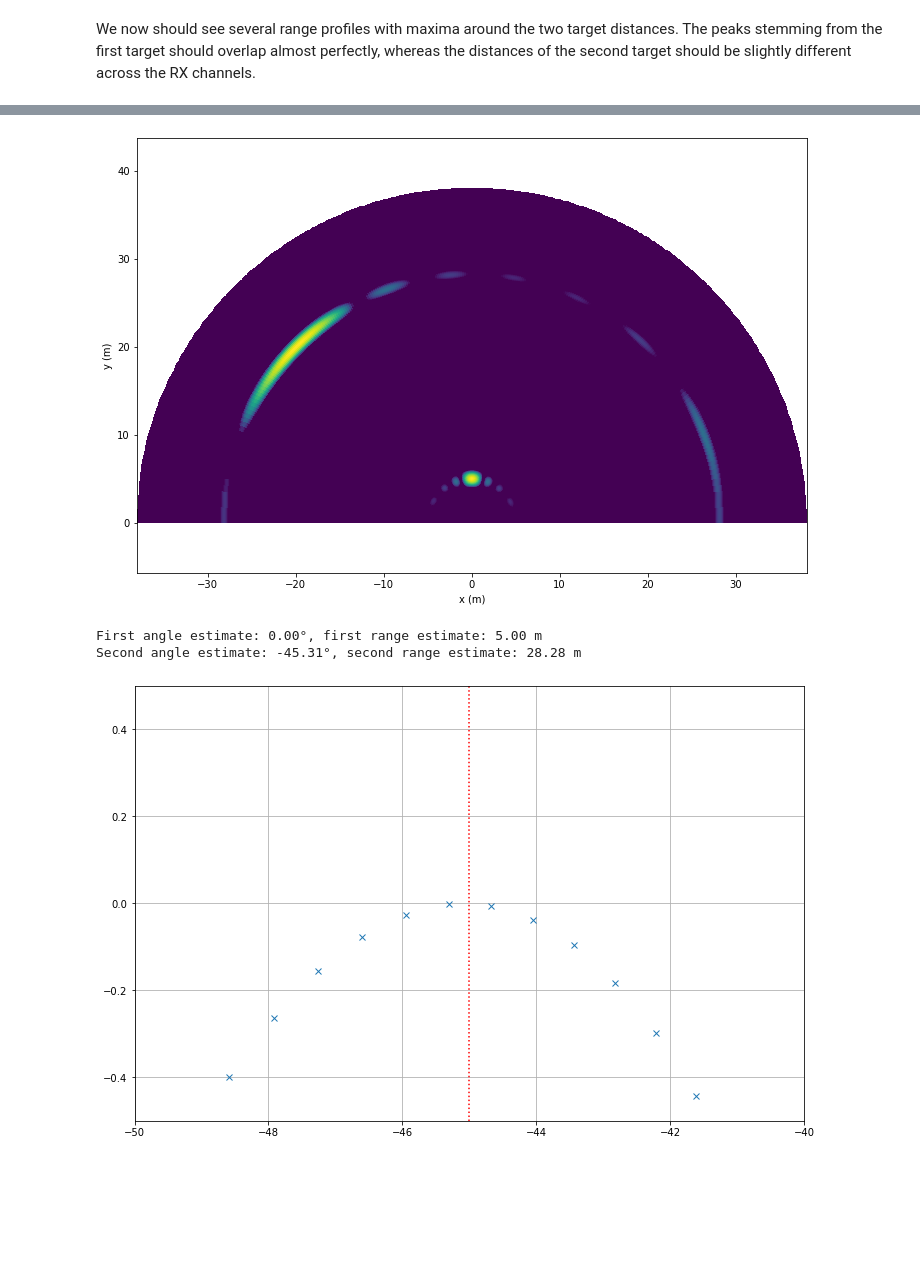
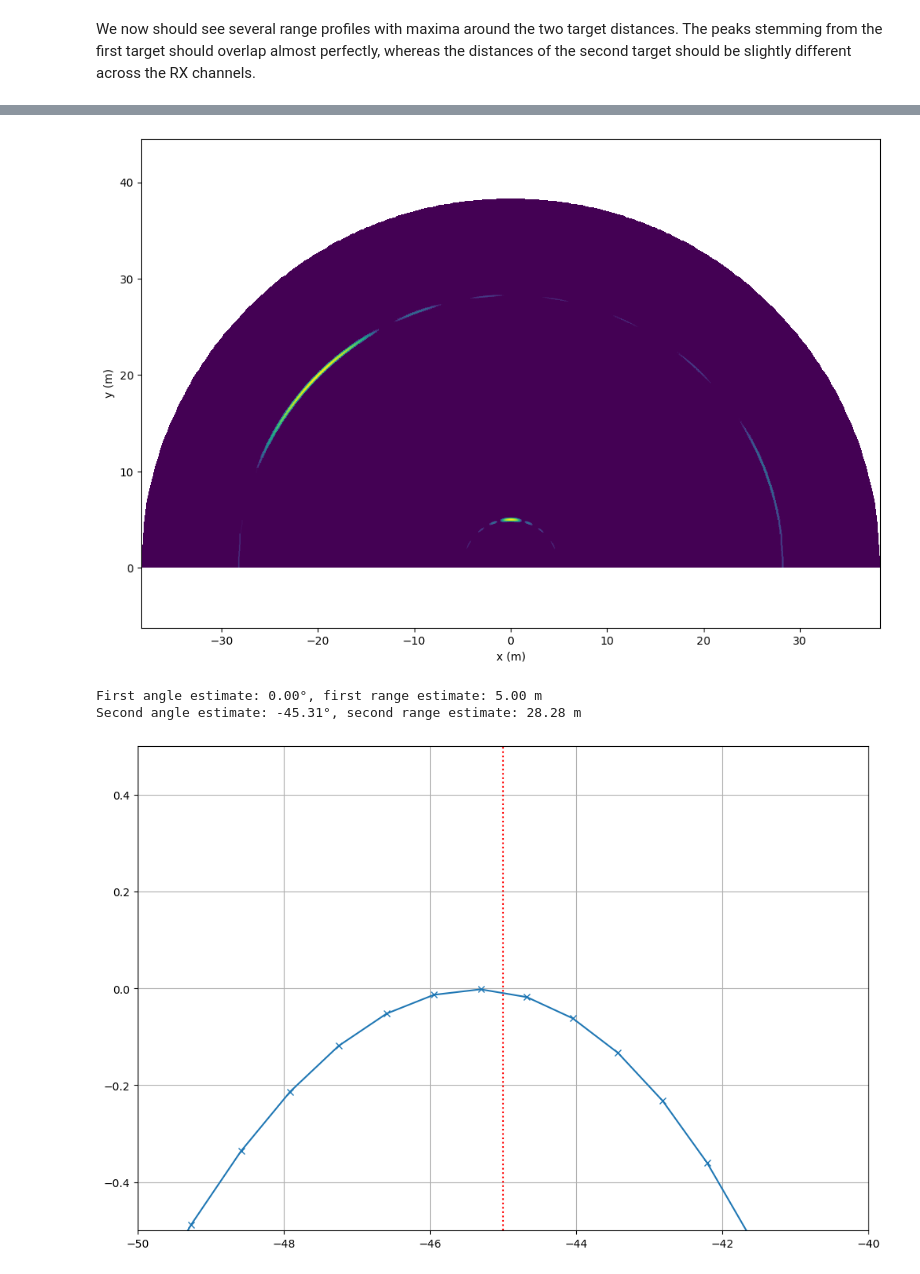
Before and after one commit to rf-eng/scikit-radar, a Jupyter notebook: docs/examples/single_static_target_DOA_ULA.ipynb, the cells around one changed output, grey strips where cells are left out. Saved outputs shown, nothing was run; the diff lists cells and outputs as text; code cells hidden in the pictures; blank space fills up the shorter version.

````diff
--- a/docs/examples/single_static_target_DOA_ULA.ipynb
+++ b/docs/examples/single_static_target_DOA_ULA.ipynb
@@ -9,9 +9,9 @@ import skradar
 # Scene Setup
 See the ```single_static_target``` example for a detailed description of the configuration of radar, target, and scene. Here we use a moderate bandwidth to allow the use of the narrowband approximation.
 # %%
-B = 250e6
+B = 1000e6
 fc = 76.5e9
-N_f = 128  # number of fast-time samples
+N_f = 512  # number of fast-time samples
 fs_f = 1e6  # fast-time sampling rate
 Ts_s = (N_f-1)/fs_f  # slow-time sampling interval
 N_s = 1  # number of slow-time samples
@@ -132,7 +132,7 @@ plt.xlabel('x (m)')
 plt.ylabel('y (m)')
 plt.axis('equal');
 # %% [output]
-[figure, old version]
+[figure, new version]
 # %%
 ang_idx1, range_idx1 = np.unravel_index(np.argmax(ra_plot), ra_plot.shape)
 print(f'First angle estimate: {180/np.pi*radar.angles[ang_idx1]:.2f}°, ' +
@@ -150,10 +150,10 @@ Second angle estimate: -45.31°, second range estimate: 28.28 m
 # %%
 plt.figure(figsize=(12,8))
 plt.clf()
-plt.plot(180/np.pi*radar.angles, 20*np.log10(np.abs(radar.ra[0,:,0, range_idx2])), 'x')
+plt.plot(180/np.pi*radar.angles, 20*np.log10(np.abs(radar.ra[0,:,0, range_idx2])), '-x')
 plt.plot(np.array([-45, -45]), np.array([-0.5, 0.5]), 'r:')
 plt.xlim((-50, -40))
 plt.ylim((-0.5, 0.5))
 plt.grid(True);
 # %% [output]
-[figure, old version]
+[figure, new version]
````
Also changed, not shown: parts of 7 cells of this notebook.
